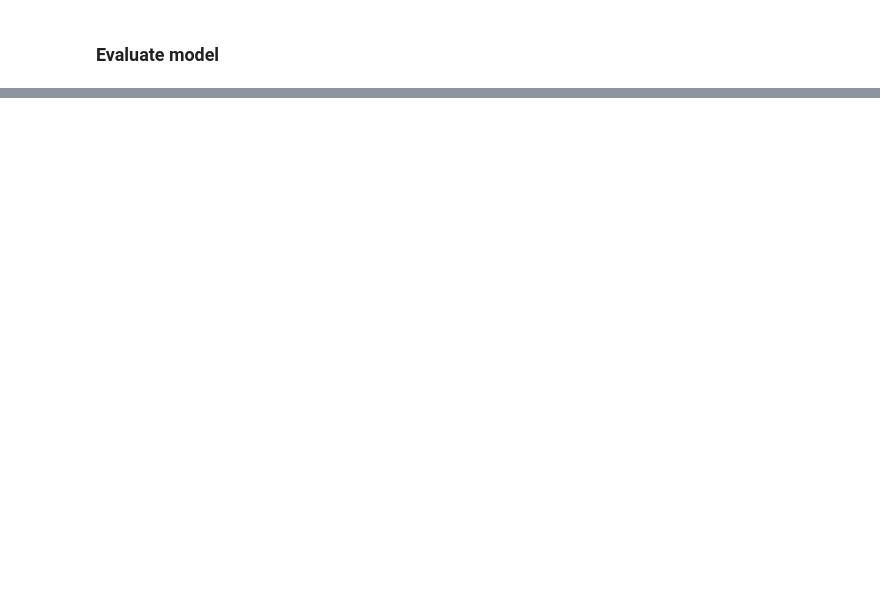
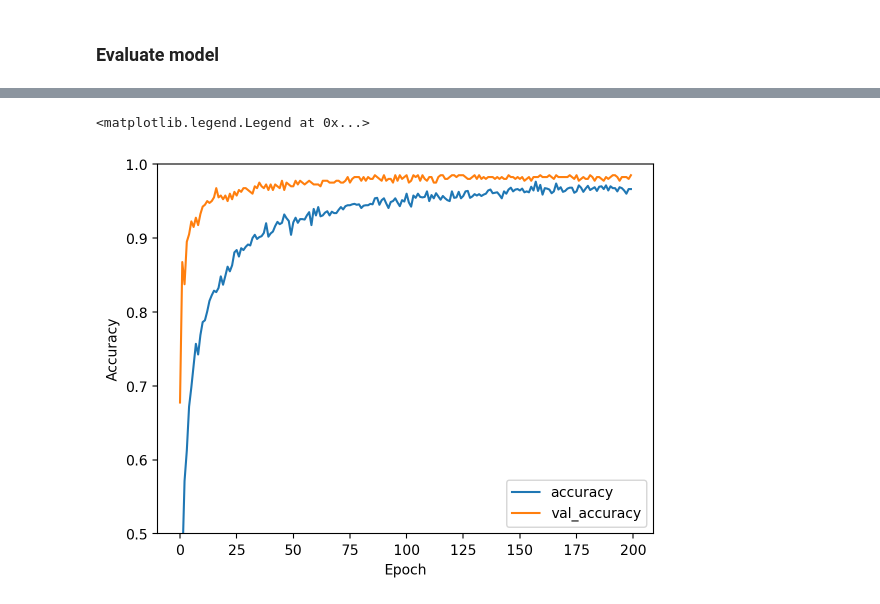
Before and after one commit to oyjuffer/FER-CNN, a Jupyter notebook: CNN.ipynb, the cells around one changed output, grey strips where cells are left out. Cells and saved outputs as stored; diff of their text form; code cells hidden in the pictures; blank space fills up the shorter version.

```diff
--- a/CNN.ipynb
+++ b/CNN.ipynb
@@ -128,0 +207,2 @@ plt.legend(loc='lower right')
+# %%
+history_augmented = model_augmented.fit_generator(image_generator.flow(X_train.reshape(X_train.shape[0], 16, 15, 1), y_train, batch_size=200), epochs=200, validation_data=(X_test, y_test))
@@ -128,0 +232,10 @@ plt.legend(loc='lower right')
+# %%
+plt.plot(history_augmented.history['accuracy'], label='accuracy')
+plt.plot(history_augmented.history['val_accuracy'], label = 'val_accuracy')
+plt.xlabel('Epoch')
+plt.ylabel('Accuracy')
+plt.ylim([0.5, 1])
+plt.legend(loc='lower right')
+# %% [output]
+<matplotlib.legend.Legend at 0x...>
+[figure, added]
```
Also changed, not shown: parts of 18 cells of this notebook.
